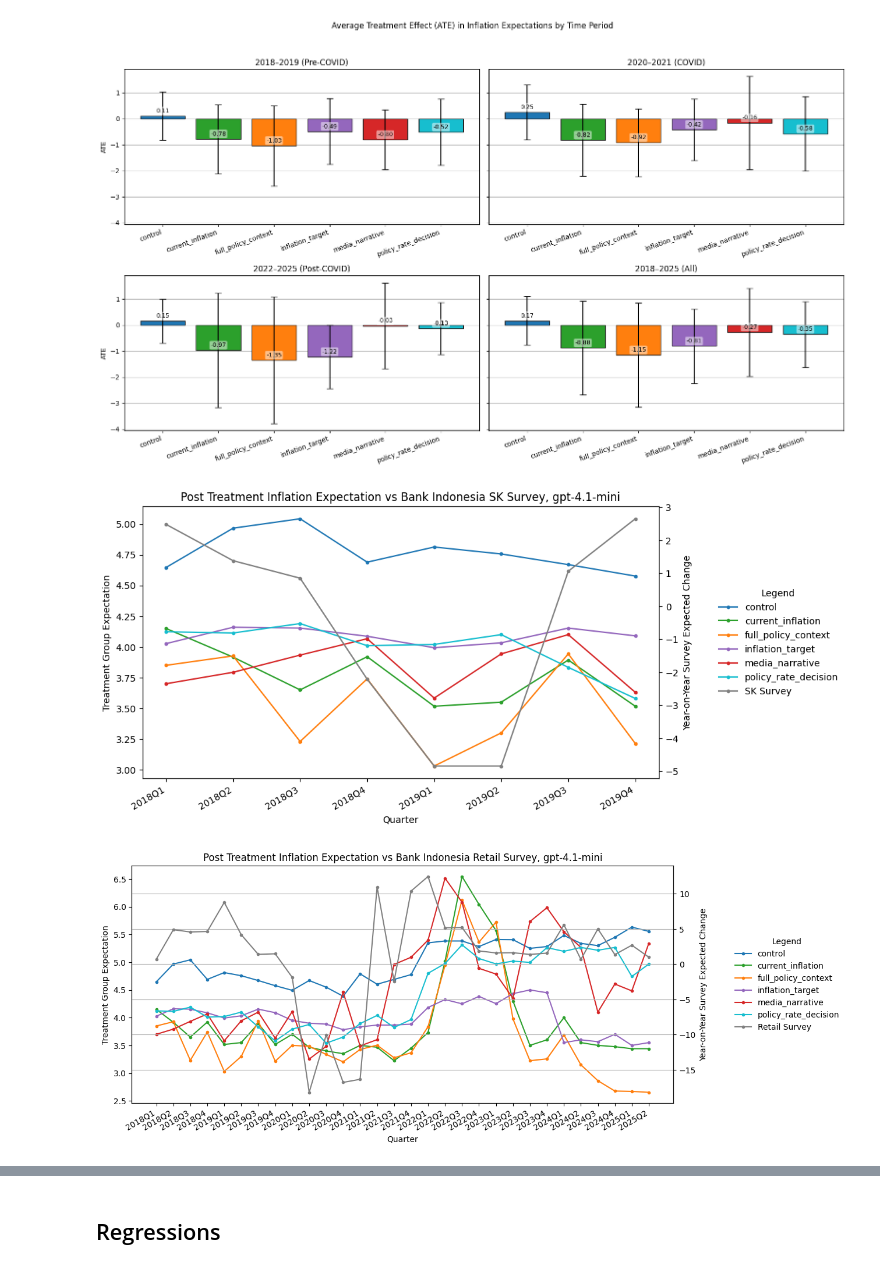
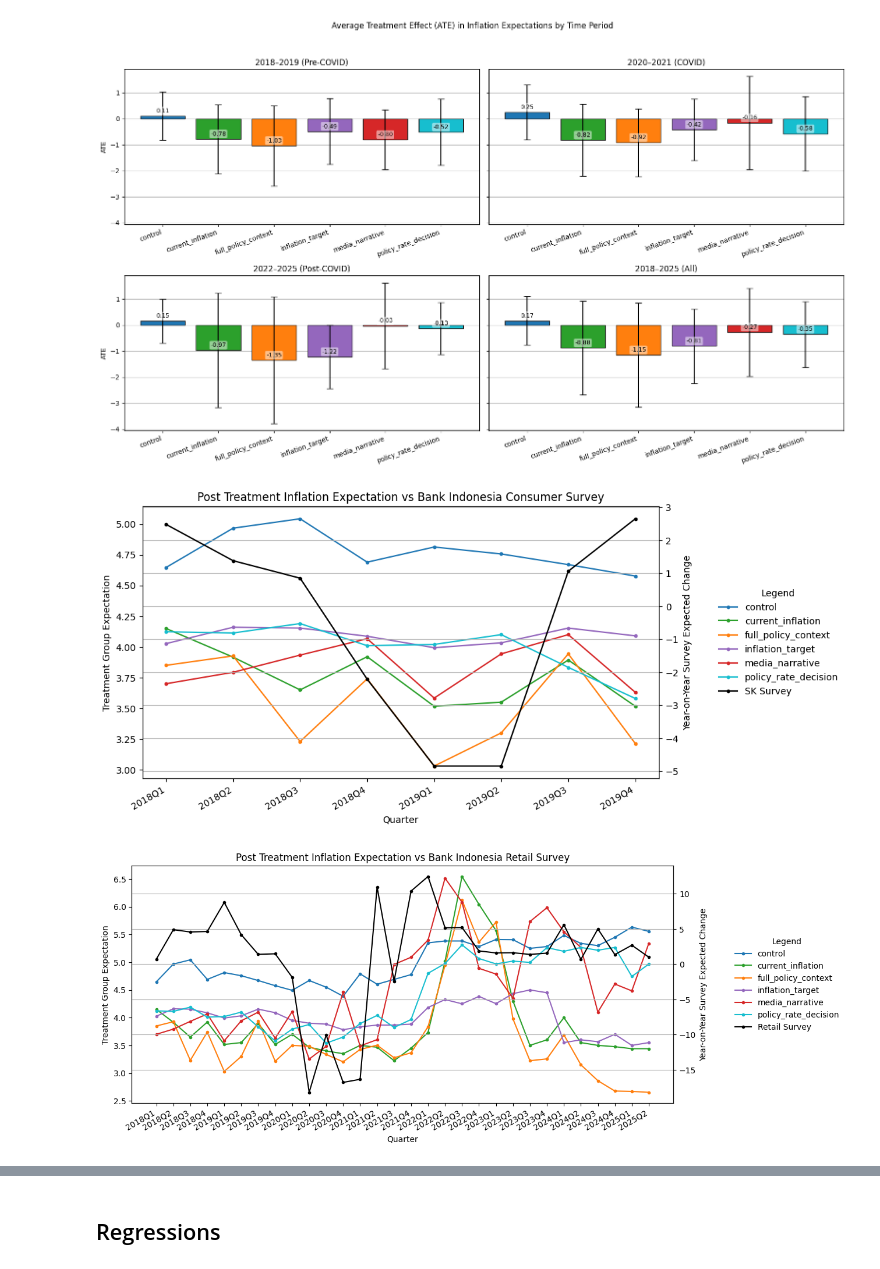
Before and after one commit to gutama/inflation-expectation-bis, a Jupyter notebook: results_analysis_and_plots.ipynb, the cells around one changed output, grey strips where cells are left out. Cells and saved outputs as stored; diff of their text form; code cells hidden in the pictures.

```diff
--- a/results_analysis_and_plots.ipynb
+++ b/results_analysis_and_plots.ipynb
@@ -333,12 +330,12 @@ ax2.plot(
     sk_survey_trimmed['quarter'],
     sk_survey_trimmed['inflation_expectation'],
     marker='.',
-    color='grey',
+    color='black',
     label='SK Survey'
 )
 
 # Labels and title
-ax1.set_title('Post Treatment Inflation Expectation vs Bank Indonesia SK Survey, gpt-4.1-mini')
+ax1.set_title('Post Treatment Inflation Expectation vs Bank Indonesia Consumer Survey')
 ax1.set_xlabel('Quarter')
 ax1.set_ylabel('Treatment Group Expectation')
 ax2.set_ylabel('Year-on-Year Survey Expected Change')
@@ -358,10 +355,10 @@ ax1.legend(
     ncol=1,                      # vertical layout
     frameon=False
 )
-
+plt.grid(axis='y')
 plt.show()
 # %% [output]
-[figure, old version]
+[figure, new version]
 # %%
 ### Comparison Plot with Retail Survey
 
@@ -383,34 +380,34 @@ ax2.plot(
     spe_survey.index,
     spe_survey['index'],
     marker='.',
-    color='grey',
+    color='black',
     label='Retail Survey'
 )
 
-ax1.set_title('Post Treatment Inflation Expectation vs Bank Indonesia Retail Survey, gpt-4.1-mini')
+ax1.set_title('Post Treatment Inflation Expectation vs Bank Indonesia Retail Survey')
 ax1.set_xlabel('Quarter')
 ax1.set_ylabel('Treatment Group Expectation')
 ax2.set_ylabel('Year-on-Year Survey Expected Change')
 
 fig.autofmt_xdate()
 
 # Legends
 lines1, labels1 = ax1.get_legend_handles_labels()
 lines2, labels2 = ax2.get_legend_handles_labels()
 
 ax1.legend(
     lines1 + lines2,
     labels1 + labels2,
     title='Legend',
     loc='center left',
     bbox_to_anchor=(1.1, 0.5),  # push legend to the right
     ncol=1,                      # vertical layout
     frameon=False
 )
 
 plt.grid(axis='y')
 plt.xticks(rotation=45)
 
 plt.show()
 # %% [output]
-[figure, old version]
+[figure, new version]
```
Also changed, not shown: parts of 13 cells of this notebook, 1 other file.
